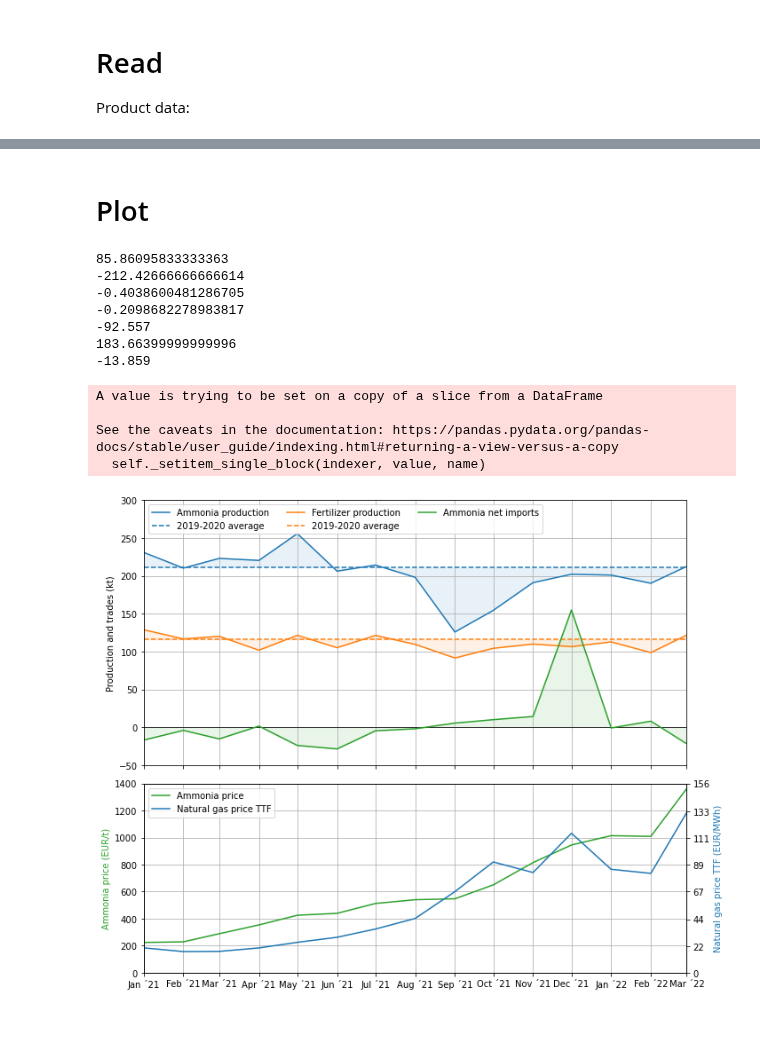
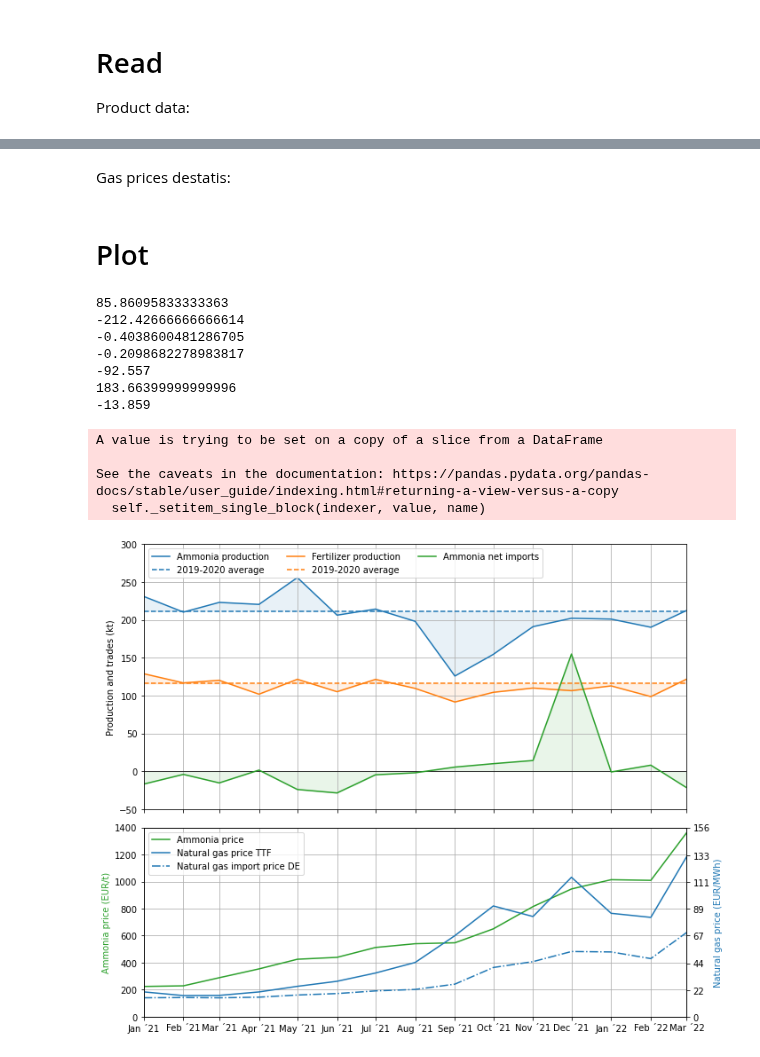
Before and after one commit to oruhnau/energy_demand, a Jupyter notebook: bottom_up/bottom_up.ipynb, the cells around one changed output, grey strips where cells are left out. Cells and saved outputs as stored; diff of their text form; code cells hidden in the pictures; blank space fills up the shorter version.

Commit message:
Added DE gas import prices

```diff
--- a/bottom_up/bottom_up.ipynb
+++ b/bottom_up/bottom_up.ipynb
@@ -27,6 +27,12 @@ df['Natural gas price TTF, EUR/MWh'] = gasm
 gas_old = pd.read_csv('../data/Dutch TTF Natural Gas Futures Historical Data.csv', index_col=0)['Price']
 gas_old.index = pd.to_datetime(gas_old.index)
 gas_mean = gas_old[gas_old.index.year.isin([2019, 2020])].mean()
+# %% [markdown]
+Gas prices destatis:
+# %%
+gas_DE = pd.read_csv('../data/gas_prices_import_DE.csv', index_col=0, sep=';')
+gas_DE.index = gas_DE.index.map(lambda x: pd.to_datetime(x, format='%d.%m.%Y'))
+df['Natural gas import price DE, EUR/MWh'] = gas_DE
 # %% [markdown]
 # Plot
 # %%
@@ -85,35 +91,40 @@ handle_1, = ax1.plot(x, dfx['Ammonia price CFR NWE, EUR/t'], color='tab:green')
 
 plt.ylim(0, 1400)
 plt.ylabel('Ammonia price (EUR/t)', color='tab:green')
 
 ax2 = ax1.twinx()
 #handle_2, = ax2.plot(gas.index, gas) #
-handle_2, = ax2.plot(x, dfx['Natural gas price TTF, EUR/MWh'])
+handle_2, = ax2.plot(x, dfx['Natural gas price TTF, EUR/MWh'], color='tab:blue')
 #ax2.axhline(gas_mean, linestyle='--', color='tab:blue')
+
+#plt.ylabel('Natural gas price TTF (EUR/MWh)', color='tab:blue')
+#ax1.axvline(pd.Timestamp('2022-01-01'), color='black', linewidth=0.7)
+handle_3, = ax2.plot(x, dfx['Natural gas import price DE, EUR/MWh'], '-.', color='tab:blue')
+plt.ylabel('Natural gas price (EUR/MWh)', color='tab:blue')
+
 plt.ylim(0, 1400/9)
 plt.yticks([int(round(x/9)) for x in range(0,1401,200)])
-plt.ylabel('Natural gas price TTF (EUR/MWh)', color='tab:blue')
-#ax1.axvline(pd.Timestamp('2022-01-01'), color='black', linewidth=0.7)
 
-plt.legend([handle_1, handle_2], ['Ammonia price', 'Natural gas price TTF'], loc='upper left')
+#plt.legend([handle_1, handle_2], ['Ammonia price', 'Natural gas price TTF'], loc='upper left')
+plt.legend([handle_1, handle_2, handle_3], ['Ammonia price', 'Natural gas price TTF', 'Natural gas import price DE'], loc='upper left')
 ax1.grid()
 
 X = plt.gca().xaxis
 X.set_major_locator(mdates.MonthLocator())
 X.set_major_formatter(mdates.DateFormatter('%b ´%y'))
 
 plt.tight_layout()
 plt.savefig(f'Ammonia.png', dpi=300)
 # %% [output]
 85.86095833333363
 -212.42666666666614
 -0.4038600481286705
 -0.2098682278983817
 -92.557
 183.66399999999996
 -13.859
 A value is trying to be set on a copy of a slice from a DataFrame
 
 See the caveats in the documentation: https://pandas.pydata.org/pandas-docs/stable/user_guide/indexing.html#returning-a-view-versus-a-copy
   self._setitem_single_block(indexer, value, name)
-[figure, old version]
+[figure, new version]
```
Also changed, not shown: parts of 1 cell of this notebook, 1 other file.
